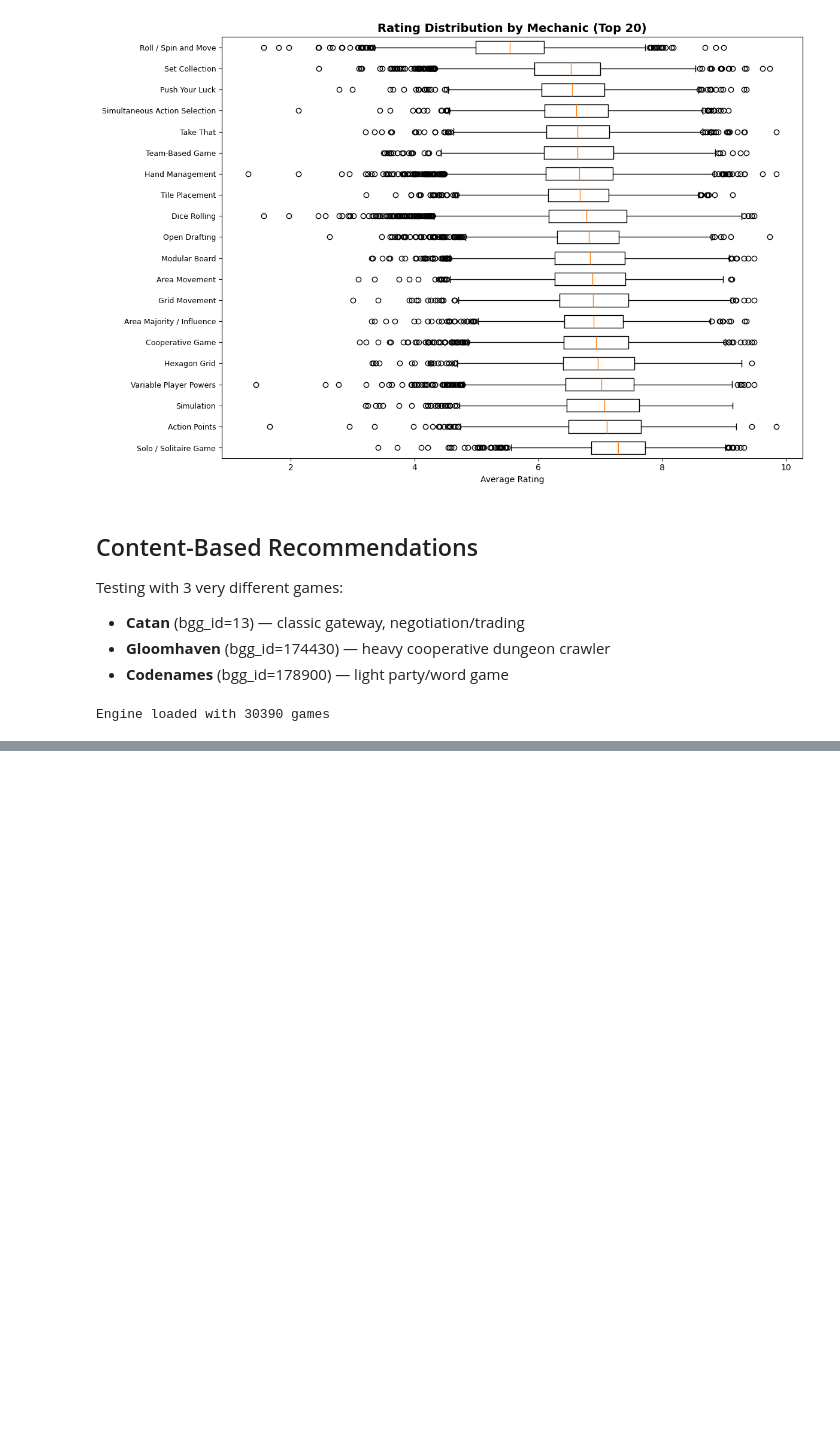
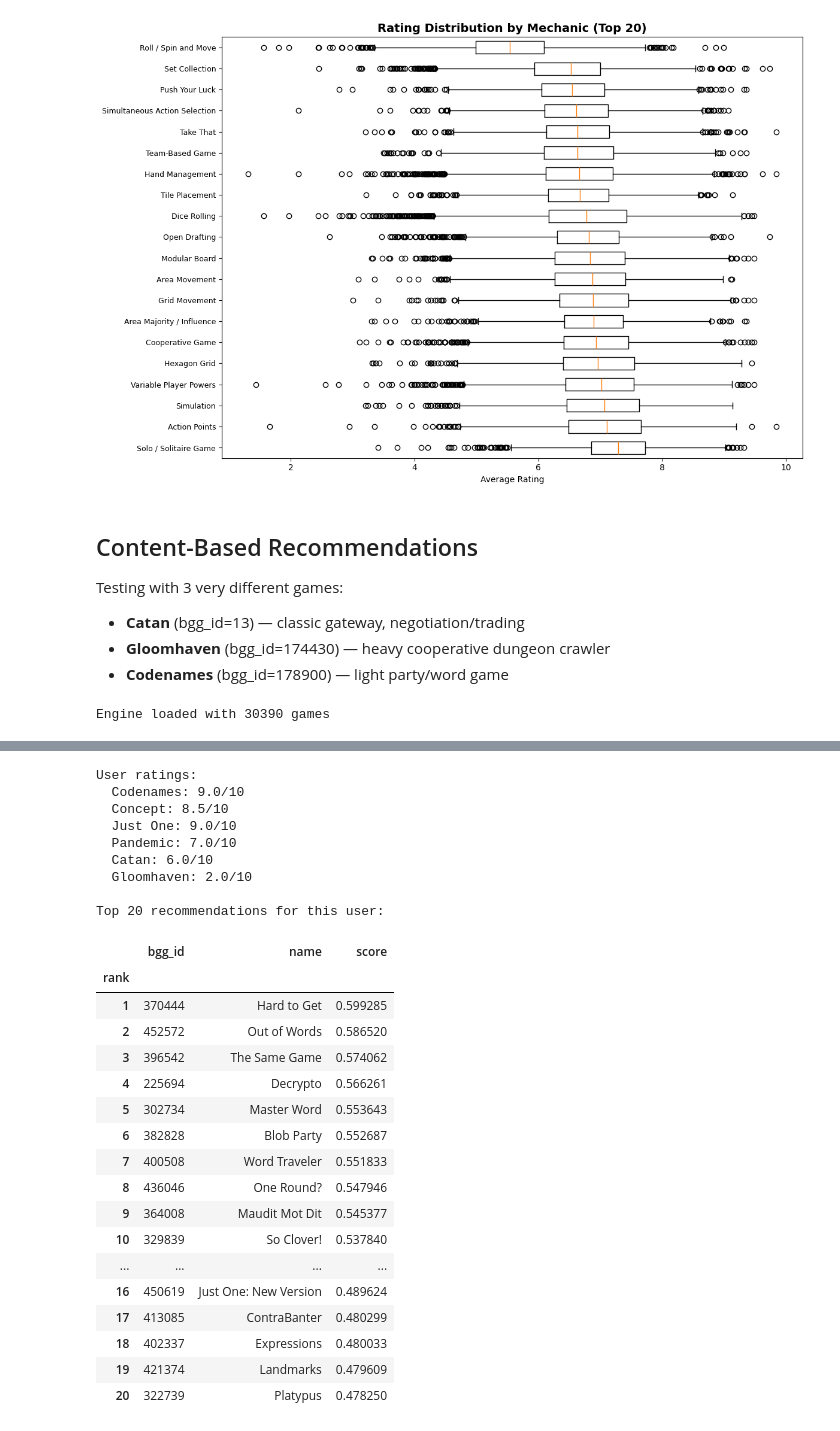
Before and after one commit to sgrumo/bgg-reccomendation-system, a Jupyter notebook: recommender/explore.ipynb, the cells around one changed output, grey strips where cells are left out. Cells and saved outputs as stored; diff of their text form; code cells hidden in the pictures; blank space fills up the shorter version.

```diff
--- a/recommender/explore.ipynb
+++ b/recommender/explore.ipynb
@@ -167,0 +226,51 @@ Top 20 similar to: Codenames (bgg_id=178900)
+# %%
+# User who loves light/party games
+party_user = {
+    178900: 9.0,  # Codenames
+    147151: 8.5,  # Concept
+    254640: 9.0,  # Just One
+    30549:  7.0,  # Pandemic
+    13:     6.0,  # Catan
+    174430: 2.0,  # Gloomhaven (too heavy)
+}
+
+print("User ratings:")
+for bgg_id, rating in party_user.items():
+    match = rec.df[rec.df["bgg_id"] == bgg_id]
+    name = match["name"].values[0] if len(match) > 0 else "???"
+    print(f"  {name}: {rating}/10")
+
+results = rec.recommend_for_user(party_user, top_n=20)
+results_df = pd.DataFrame(results)
+results_df.index = range(1, len(results_df) + 1)
+results_df.index.name = "rank"
+print(f"\nTop 20 recommendations for this user:")
+display(results_df)
+# %% [output]
+User ratings:
+  Codenames: 9.0/10
+  Concept: 8.5/10
+  Just One: 9.0/10
+  Pandemic: 7.0/10
+  Catan: 6.0/10
+  Gloomhaven: 2.0/10
+
+Top 20 recommendations for this user:
+|  | bgg_id | name | score |
+| rank |  |  |  |
+| 1 | 370444 | Hard to Get | 0.599285 |
+| 2 | 452572 | Out of Words | 0.586520 |
+| 3 | 396542 | The Same Game | 0.574062 |
+| 4 | 225694 | Decrypto | 0.566261 |
+| 5 | 302734 | Master Word | 0.553643 |
+| 6 | 382828 | Blob Party | 0.552687 |
+| 7 | 400508 | Word Traveler | 0.551833 |
+| 8 | 436046 | One Round? | 0.547946 |
+| 9 | 364008 | Maudit Mot Dit | 0.545377 |
+| 10 | 329839 | So Clover! | 0.537840 |
+| ... | ... | ... | ... |
+| 16 | 450619 | Just One: New Version | 0.489624 |
+| 17 | 413085 | ContraBanter | 0.480299 |
+| 18 | 402337 | Expressions | 0.480033 |
+| 19 | 421374 | Landmarks | 0.479609 |
+| 20 | 322739 | Platypus | 0.478250 |
```
Also changed, not shown: parts of 3 cells of this notebook, 1 other file.
